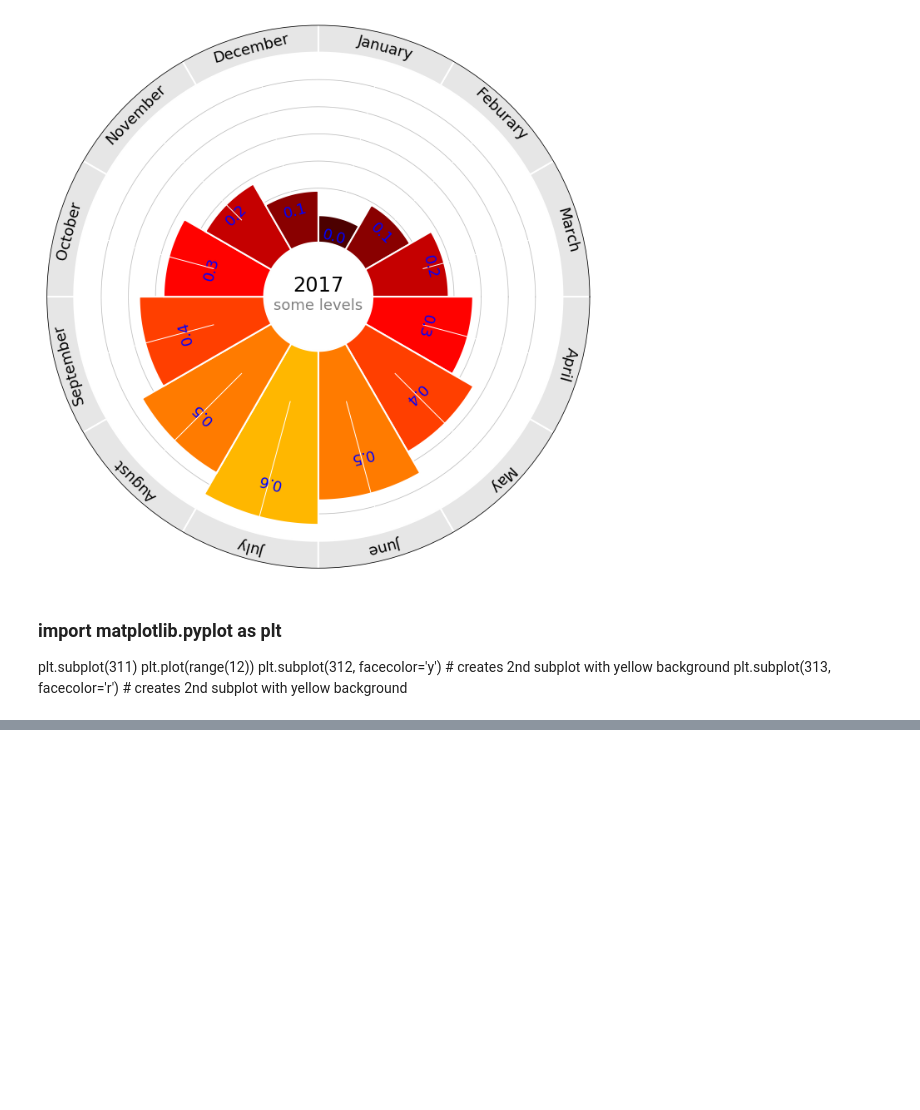
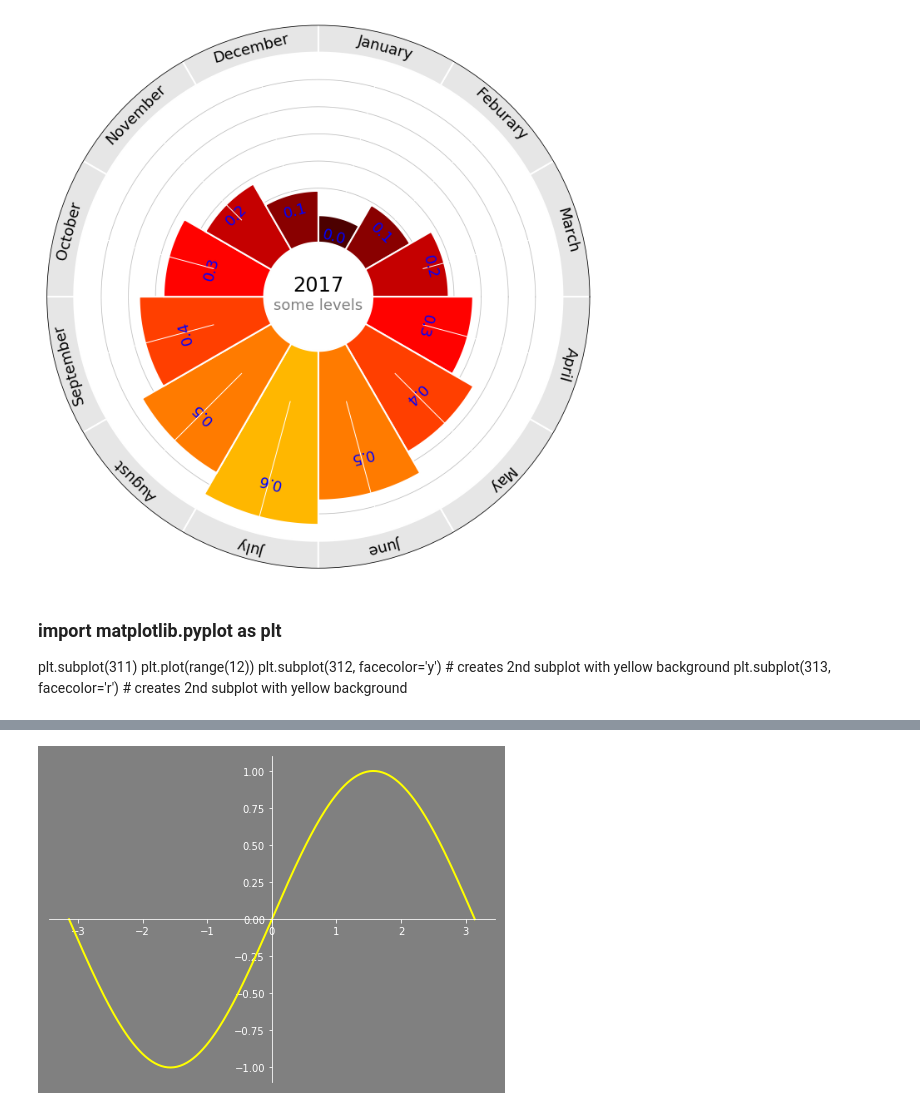
Before and after one commit to stubird/micStudy, a Jupyter notebook: matplotlib/statisticGraph.ipynb, the cells around one changed output, grey strips where cells are left out. Cells and saved outputs as stored; diff of their text form; code cells hidden in the pictures; blank space fills up the shorter version.

```diff
--- a/matplotlib/statisticGraph.ipynb
+++ b/matplotlib/statisticGraph.ipynb
@@ -76,0 +109,36 @@ plt.subplot(313, facecolor='r') # creates 2nd subplot with yellow background
+# %%
+#!/usr/bin/env python
+# -*- coding: utf-8 -*-
+import numpy as np
+import matplotlib
+import matplotlib.pyplot as plt
+
+# Data to be represented
+X = np.linspace(-np.pi,+np.pi,256)
+Y = np.sin(X)
+
+# Configuration via RC
+matplotlib.rc('axes', facecolor = 'grey')
+matplotlib.rc('axes', edgecolor = 'white')
+matplotlib.rc('xtick', color = 'white')
+matplotlib.rc('ytick', color = 'white')
+matplotlib.rc('figure', facecolor = 'grey')
+matplotlib.rc('savefig', facecolor = 'grey')
+
+# Actual plotting
+fig = plt.figure(figsize=(8,6), dpi=72)
+axes = plt.subplot(111)
+axes.plot(X,Y, color = 'yellow', linewidth=2, linestyle="-")
+axes.set_xlim(1.1*X.min(), 1.1*X.max())
+axes.set_ylim(1.1*Y.min(), 1.1*Y.max())
+
+axes.spines['bottom'].set_position(('data',0))
+axes.xaxis.set_ticks_position('bottom')
+axes.spines['left'].set_position(('data',0))
+axes.yaxis.set_ticks_position('left')
+axes.spines['top'].set_color('none')
+axes.spines['right'].set_color('none')
+
+plt.show()
+# %% [output]
+[figure, added]
```
Also changed, not shown: parts of 15 cells of this notebook, 1 other file.
